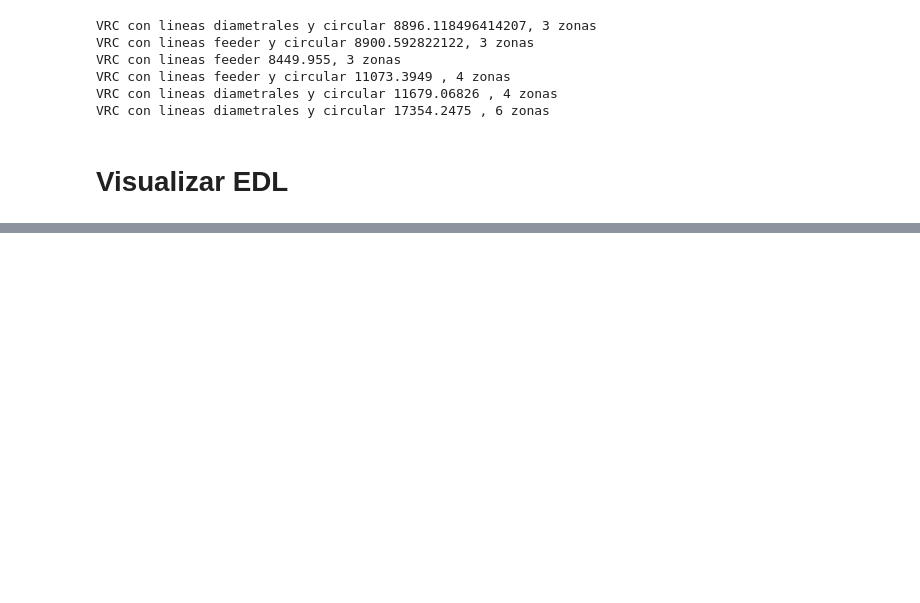
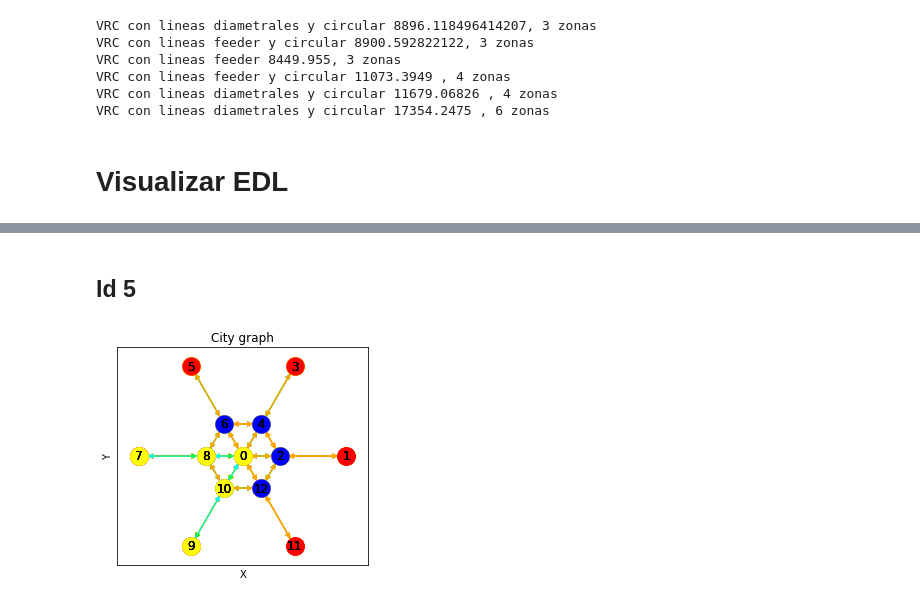
Before and after one commit to valeegomex/Genetic-algorithm-parametric-city, a Jupyter notebook: Resultados_estrategicos.ipynb, the cells around one changed output, grey strips where cells are left out. Drawn from its saved outputs; the diff is of its cells as text; code cells hidden in the pictures; blank space fills up the shorter version.

```diff
--- a/Resultados_estrategicos.ipynb
+++ b/Resultados_estrategicos.ipynb
@@ -142,0 +163,7 @@ graficar(g14, 'g14')
+# %% [markdown]
+## Id 5
+# %%
+g5 = [2691, 5573, 1836, 7286, 1882]
+graficar(g5, 'id05o')
+# %% [output]
+[figure, added]
```
Also changed, not shown: parts of 42 cells of this notebook, 5 other files.
